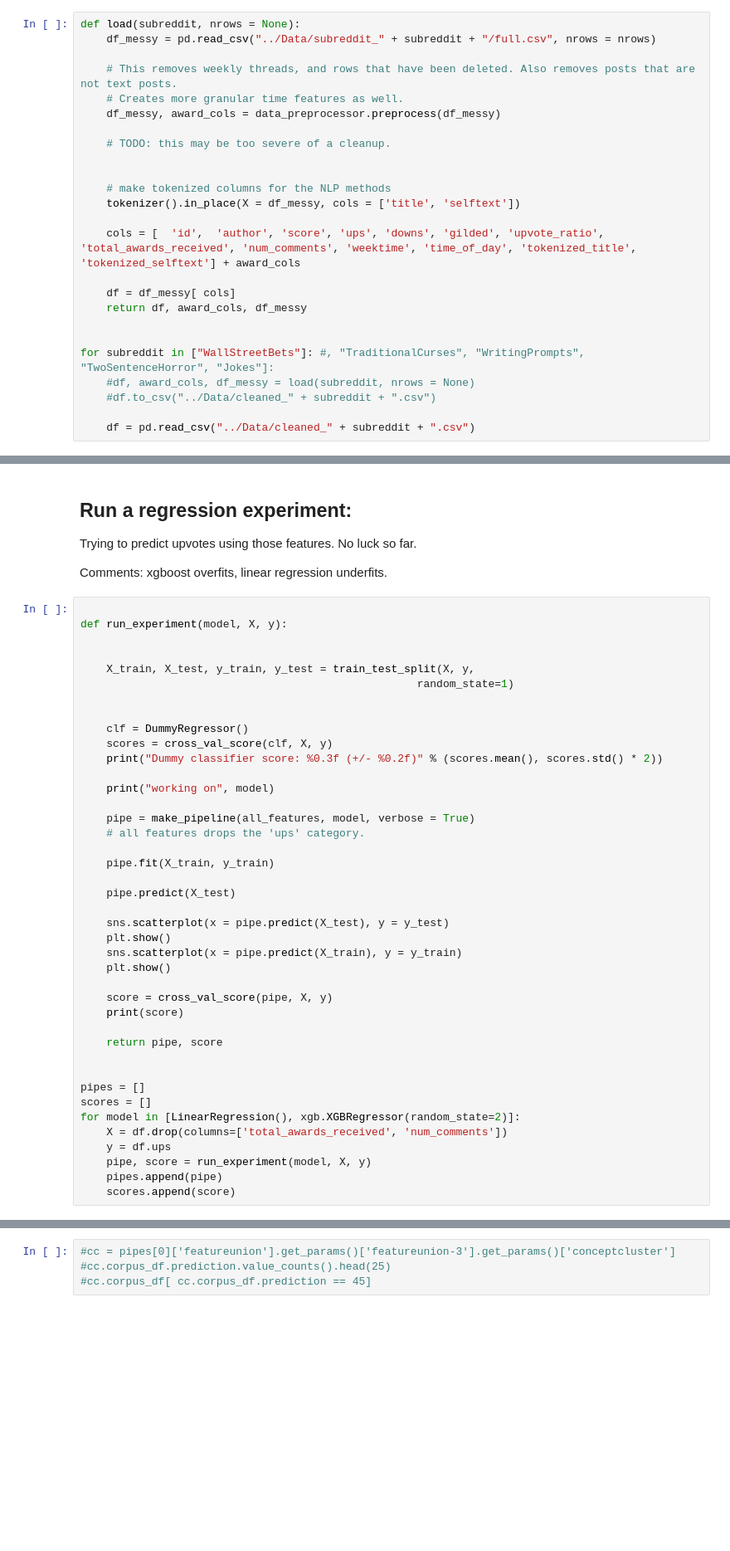
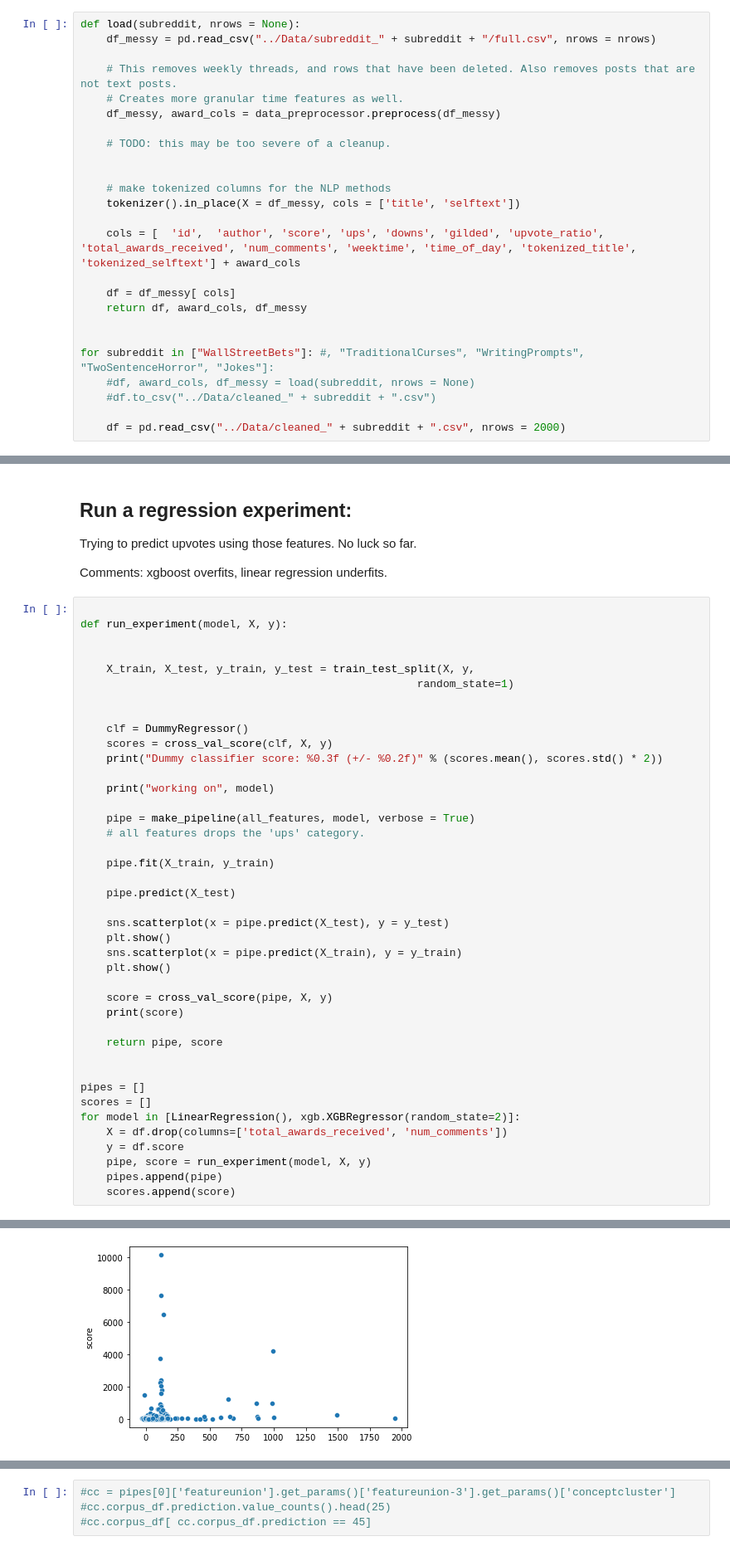
Before and after one commit to ElleNajt/ErdosInstitute-SIG_Project, a Jupyter notebook: Regression/all_features.ipynb, the cells around one changed output, grey strips where cells are left out. Shown at 83% size. Saved outputs shown, nothing was run; the diff lists cells and outputs as text; blank space fills up the shorter version.

```diff
--- a/Regression/all_features.ipynb
+++ b/Regression/all_features.ipynb
@@ -57,7 +57,7 @@ for subreddit in ["WallStreetBets"]: #, "TraditionalCurses", "WritingPrompts", "
     #df, award_cols, df_messy = load(subreddit, nrows = None)
     #df.to_csv("../Data/cleaned_" + subreddit + ".csv")
 
-    df = pd.read_csv("../Data/cleaned_" + subreddit + ".csv")
+    df = pd.read_csv("../Data/cleaned_" + subreddit + ".csv", nrows = 2000)
 # %%
 award_cols = [col for col in list(df.columns) if col[:6] == "award_"]
 # %% [markdown]
@@ -133,7 +133,8 @@ pipes = []
 scores = []
 for model in [LinearRegression(), xgb.XGBRegressor(random_state=2)]:
     X = df.drop(columns=['total_awards_received', 'num_comments'])
-    y = df.ups
+    y = df.score
     pipe, score = run_experiment(model, X, y)
     pipes.append(pipe)
     scores.append(score)
+# %% [output]
@@ -139,0 +145 @@ for model in [LinearRegression(), xgb.XGBRegressor(random_state=2)]:
+[figure, added]
```
Also changed, not shown: parts of 2 cells of this notebook, 1 other file.
